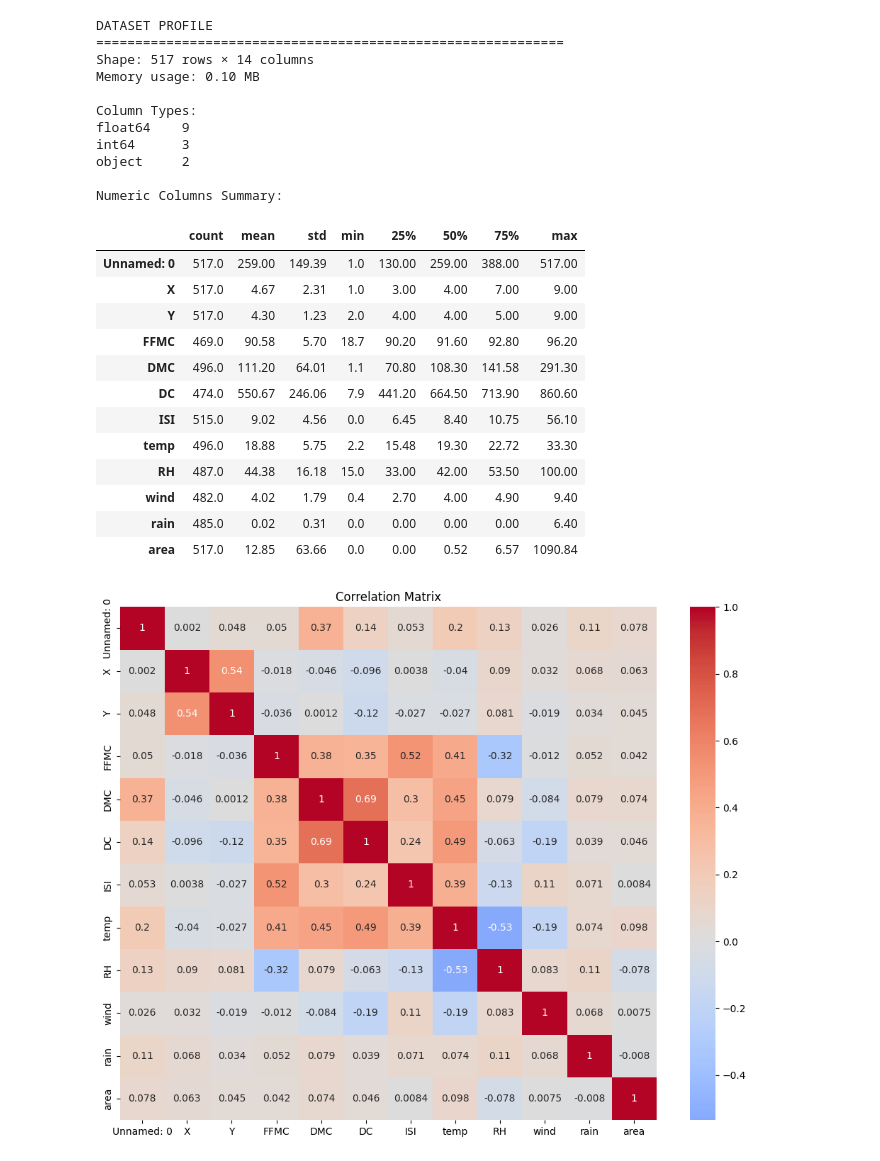
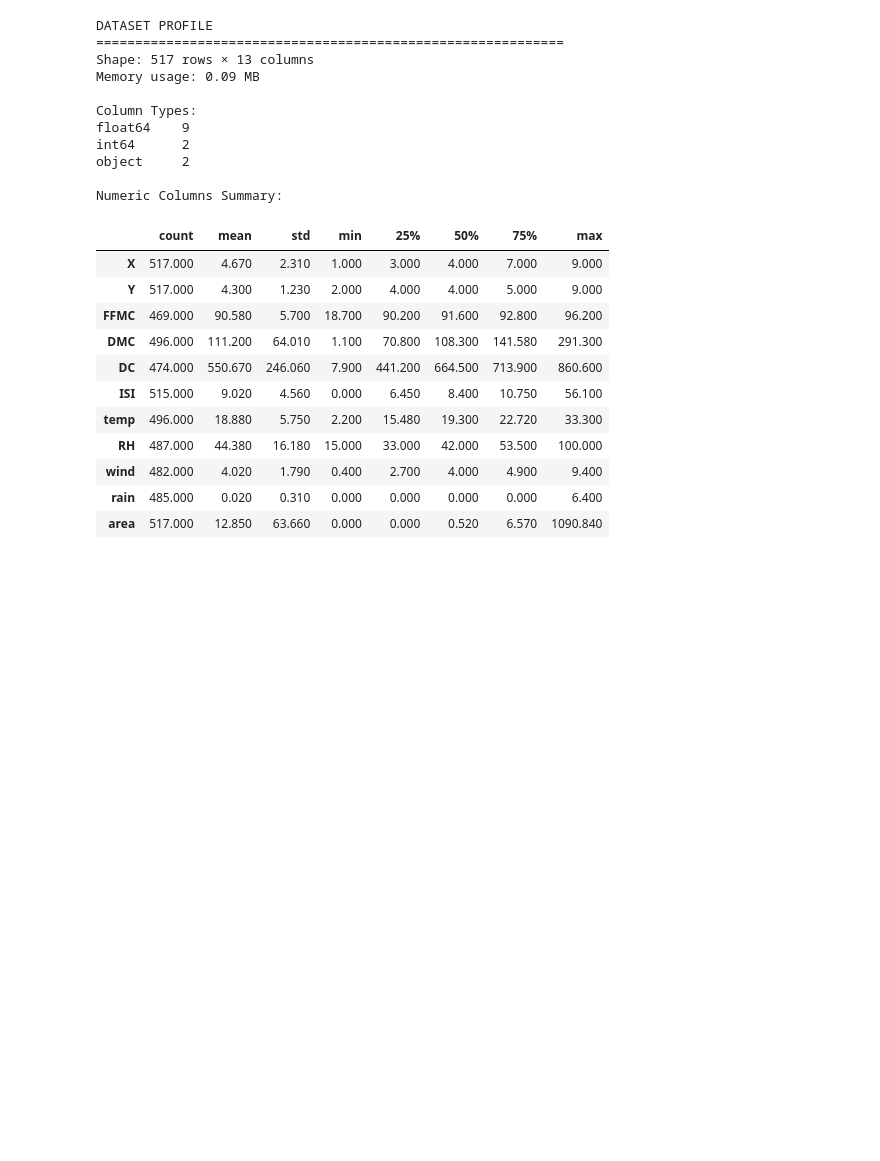
Before and after one commit to dimitar-m/predicting-fire-damage, a Jupyter notebook: predicting_fire_damage.ipynb, the cells around one changed output. Saved outputs shown, nothing was run; the diff lists cells and outputs as text; code cells hidden in the pictures; blank space fills up the shorter version.

```diff
--- a/predicting_fire_damage.ipynb
+++ b/predicting_fire_damage.ipynb
@@ -4,12 +4,32 @@ import pandas as pd
 import numpy as np
 import matplotlib.pyplot as plt
 import seaborn as sns
+from sklearn.impute import KNNImputer
+from sklearn.preprocessing import StandardScaler
+from sklearn.model_selection import train_test_split
+
 %matplotlib inline
 
-from sklearn.model_selection import train_test_split
+# Set pandas to display floats in normal decimal format
+pd.set_option('display.float_format', '{:.3f}'.format)
+
+# Set visual style
+sns.set_style("dark")
+plt.rcParams["axes.facecolor"] = "#FDFFE2"
+plt.rcParams["figure.facecolor"] = "#FDFFE2"
+plt.rcParams["axes.edgecolor"] = "#FDFFE2"
+plt.rcParams["xtick.labelsize"] = 14
+plt.rcParams["ytick.labelsize"] = 14
+plt.rcParams["axes.titlesize"] = 16
+plt.rcParams["axes.titleweight"] = "bold"
+plt.rcParams["axes.labelsize"] = 14
+plt.rcParams["axes.labelpad"] = 14
 
 # Load dataset
 fires_df = pd.read_csv('fires.csv')
+
+# Drop the index column
+fires_df = fires_df.drop(columns=["Unnamed: 0"])
 
 def quick_profile(df: pd.DataFrame) -> None:
     """
@@ -34,9 +54,6 @@ def quick_profile(df: pd.DataFrame) -> None:
     if numeric_cols.any():
         print("\nNumeric Columns Summary:")
         display(df[numeric_cols].describe().T.round(2))  # nicer table in Jupyter
-
-        if len(numeric_cols) > 2:
-            _plot_correlation_heatmap(df[numeric_cols])
 
     # --- Categorical summary ---
     categorical_cols = df.select_dtypes(include=["object", "category"]).columns
@@ -63,16 +80,6 @@ def quick_profile(df: pd.DataFrame) -> None:
         )
         display(missing_df)
 
-# ---------- Helper Function ----------
-
-def _plot_correlation_heatmap(df_num: pd.DataFrame) -> None:
-    """Show a correlation heatmap inline in Jupyter."""
-    plt.figure(figsize=(10, 8))
-    sns.heatmap(df_num.corr(), annot=True, cmap="coolwarm", center=0)
-    plt.title("Correlation Matrix")
-    plt.tight_layout()
-    plt.show()
-
 display(fires_df.head())
 quick_profile(fires_df)
 # %% [output]
@@ -85,28 +92,26 @@ quick_profile(fires_df)
 DATASET PROFILE
 ============================================================
-Shape: 517 rows × 14 columns
-Memory usage: 0.10 MB
+Shape: 517 rows × 13 columns
+Memory usage: 0.09 MB
 
 Column Types:
 float64    9
-int64      3
+int64      2
 object     2
 
 Numeric Columns Summary:
 |  | count | mean | std | min | 25% | 50% | 75% | max |
-| Unnamed: 0 | 517.0 | 259.00 | 149.39 | 1.0 | 130.00 | 259.00 | 388.00 | 517.00 |
-| X | 517.0 | 4.67 | 2.31 | 1.0 | 3.00 | 4.00 | 7.00 | 9.00 |
-| Y | 517.0 | 4.30 | 1.23 | 2.0 | 4.00 | 4.00 | 5.00 | 9.00 |
-| FFMC | 469.0 | 90.58 | 5.70 | 18.7 | 90.20 | 91.60 | 92.80 | 96.20 |
-| DMC | 496.0 | 111.20 | 64.01 | 1.1 | 70.80 | 108.30 | 141.58 | 291.30 |
-| DC | 474.0 | 550.67 | 246.06 | 7.9 | 441.20 | 664.50 | 713.90 | 860.60 |
-| ISI | 515.0 | 9.02 | 4.56 | 0.0 | 6.45 | 8.40 | 10.75 | 56.10 |
-| temp | 496.0 | 18.88 | 5.75 | 2.2 | 15.48 | 19.30 | 22.72 | 33.30 |
-| RH | 487.0 | 44.38 | 16.18 | 15.0 | 33.00 | 42.00 | 53.50 | 100.00 |
-| wind | 482.0 | 4.02 | 1.79 | 0.4 | 2.70 | 4.00 | 4.90 | 9.40 |
-| rain | 485.0 | 0.02 | 0.31 | 0.0 | 0.00 | 0.00 | 0.00 | 6.40 |
-| area | 517.0 | 12.85 | 63.66 | 0.0 | 0.00 | 0.52 | 6.57 | 1090.84 |
+| X | 517.000 | 4.670 | 2.310 | 1.000 | 3.000 | 4.000 | 7.000 | 9.000 |
+| Y | 517.000 | 4.300 | 1.230 | 2.000 | 4.000 | 4.000 | 5.000 | 9.000 |
+| FFMC | 469.000 | 90.580 | 5.700 | 18.700 | 90.200 | 91.600 | 92.800 | 96.200 |
+| DMC | 496.000 | 111.200 | 64.010 | 1.100 | 70.800 | 108.300 | 141.580 | 291.300 |
+| DC | 474.000 | 550.670 | 246.060 | 7.900 | 441.200 | 664.500 | 713.900 | 860.600 |
+| ISI | 515.000 | 9.020 | 4.560 | 0.000 | 6.450 | 8.400 | 10.750 | 56.100 |
+| temp | 496.000 | 18.880 | 5.750 | 2.200 | 15.480 | 19.300 | 22.720 | 33.300 |
+| RH | 487.000 | 44.380 | 16.180 | 15.000 | 33.000 | 42.000 | 53.500 | 100.000 |
+| wind | 482.000 | 4.020 | 1.790 | 0.400 | 2.700 | 4.000 | 4.900 | 9.400 |
+| rain | 485.000 | 0.020 | 0.310 | 0.000 | 0.000 | 0.000 | 0.000 | 6.400 |
+| area | 517.000 | 12.850 | 63.660 | 0.000 | 0.000 | 0.520 | 6.570 | 1090.840 |
-[figure, removed]
 Categorical Columns:
   month: 12 unique values
     Top values: {'aug': 184, 'sep': 172, 'mar': 54, 'jul': 32, 'feb': 20}
```
Also changed, not shown: parts of 22 cells of this notebook.
